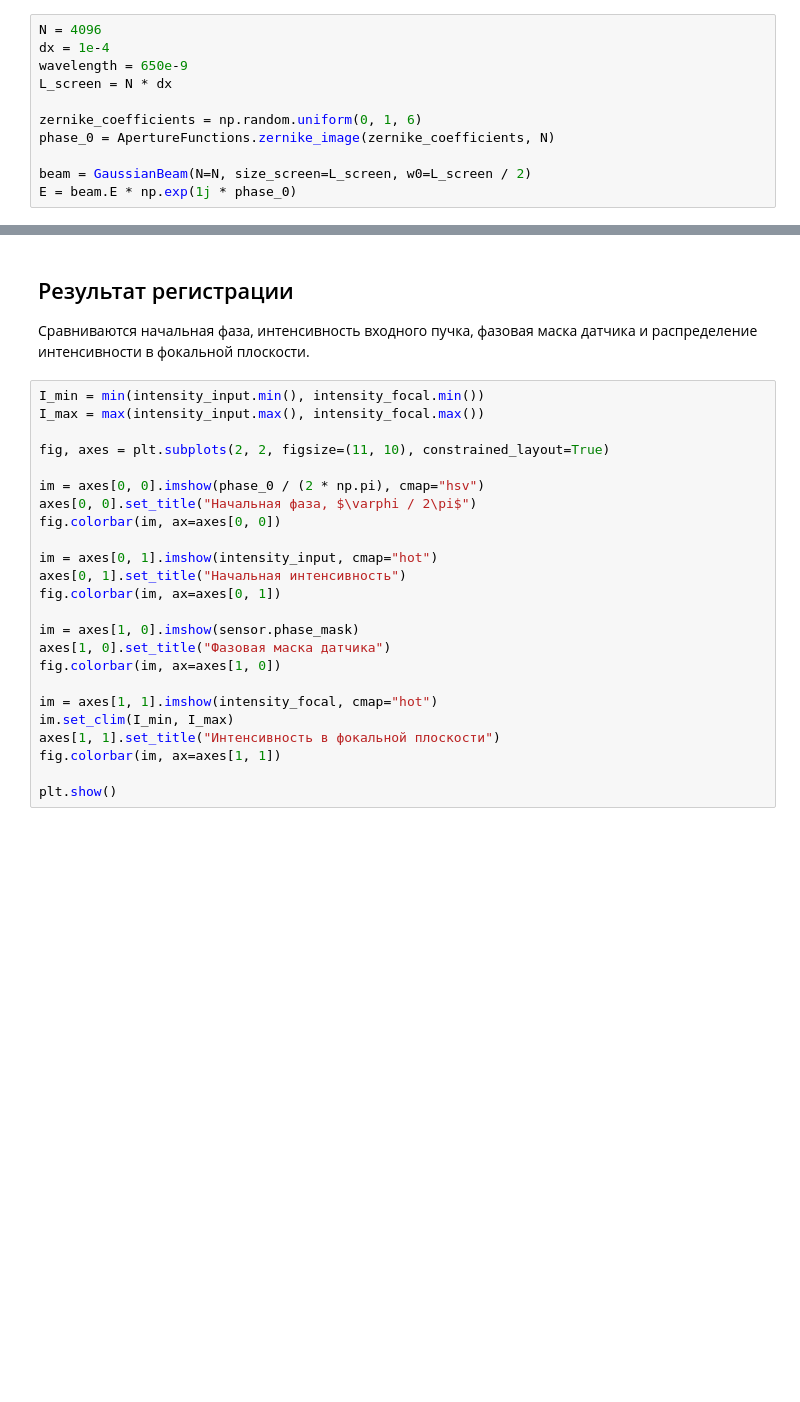
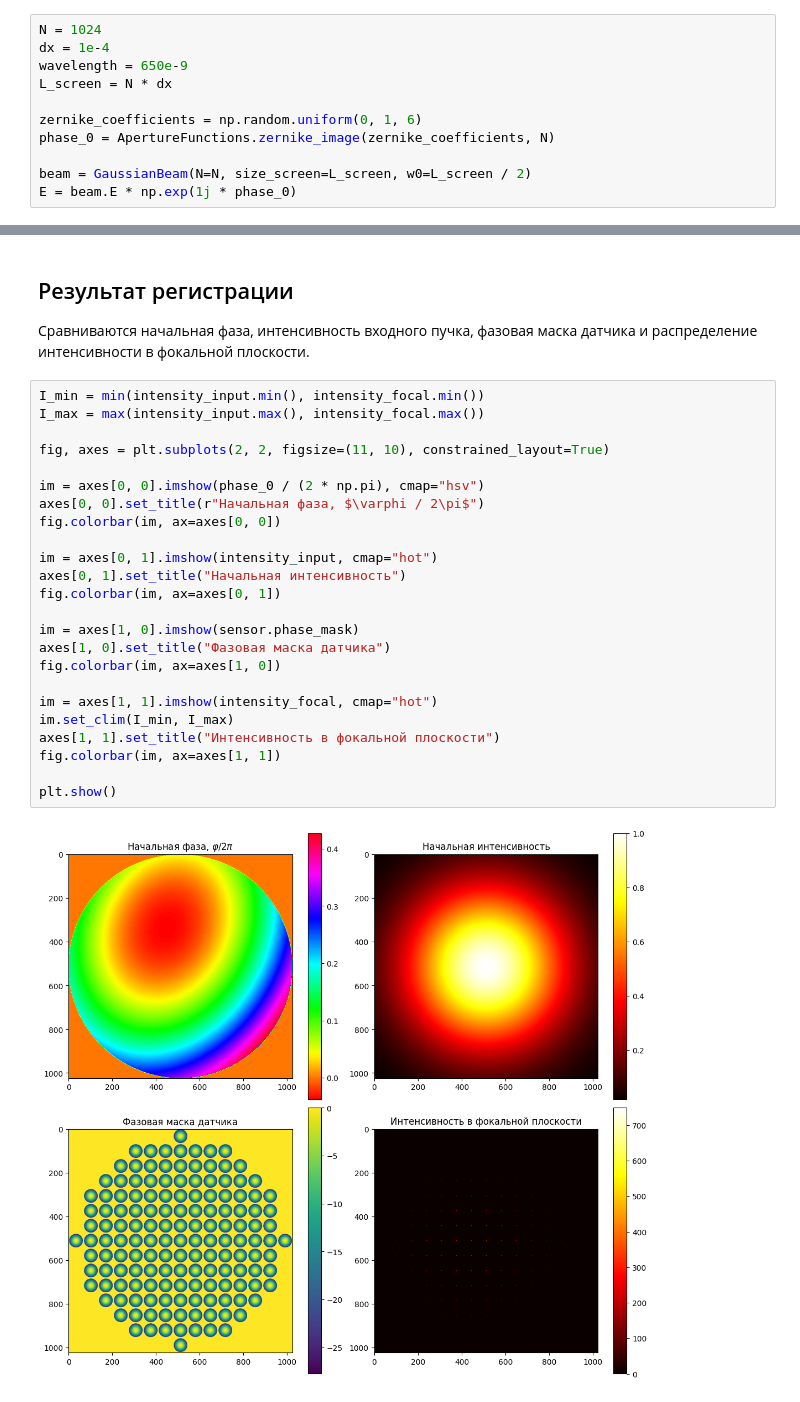
Before and after one commit to Stosh-code/AdOpt, a Jupyter notebook: example_model/example_sensor_SH.ipynb, the cells around one changed output, grey strips where cells are left out. Cells and saved outputs as stored; diff of their text form; blank space fills up the shorter version.

Commit message:
add images in ex.

```diff
--- a/example_model/example_sensor_SH.ipynb
+++ b/example_model/example_sensor_SH.ipynb
@@ -12,7 +12,7 @@ import matplotlib.pyplot as plt
 
 from AO import ShackHartmann, GaussianBeam, ApertureFunctions
 # %%
-N = 4096
+N = 1024
 dx = 1e-4
 wavelength = 650e-9
 L_screen = N * dx
@@ -47,24 +47,26 @@ intensity_focal = np.abs(E_focal) ** 2
 # %%
 I_min = min(intensity_input.min(), intensity_focal.min())
 I_max = max(intensity_input.max(), intensity_focal.max())
 
 fig, axes = plt.subplots(2, 2, figsize=(11, 10), constrained_layout=True)
 
 im = axes[0, 0].imshow(phase_0 / (2 * np.pi), cmap="hsv")
-axes[0, 0].set_title("Начальная фаза, $\varphi / 2\pi$")
+axes[0, 0].set_title(r"Начальная фаза, $\varphi / 2\pi$")
 fig.colorbar(im, ax=axes[0, 0])
 
 im = axes[0, 1].imshow(intensity_input, cmap="hot")
 axes[0, 1].set_title("Начальная интенсивность")
 fig.colorbar(im, ax=axes[0, 1])
 
 im = axes[1, 0].imshow(sensor.phase_mask)
 axes[1, 0].set_title("Фазовая маска датчика")
 fig.colorbar(im, ax=axes[1, 0])
 
 im = axes[1, 1].imshow(intensity_focal, cmap="hot")
 im.set_clim(I_min, I_max)
 axes[1, 1].set_title("Интенсивность в фокальной плоскости")
 fig.colorbar(im, ax=axes[1, 1])
 
 plt.show()
+# %% [output]
+[figure, added]
```
Also changed, not shown: 3 other files.
